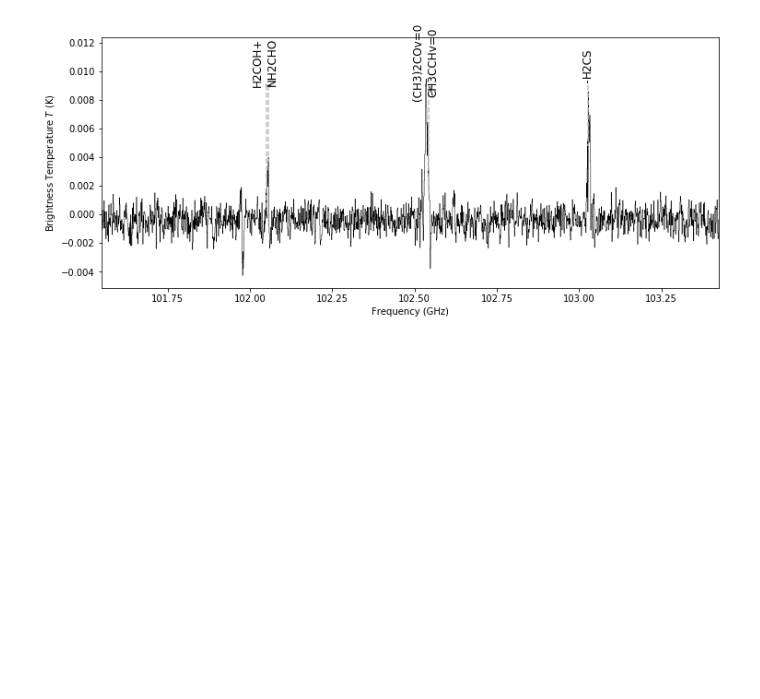
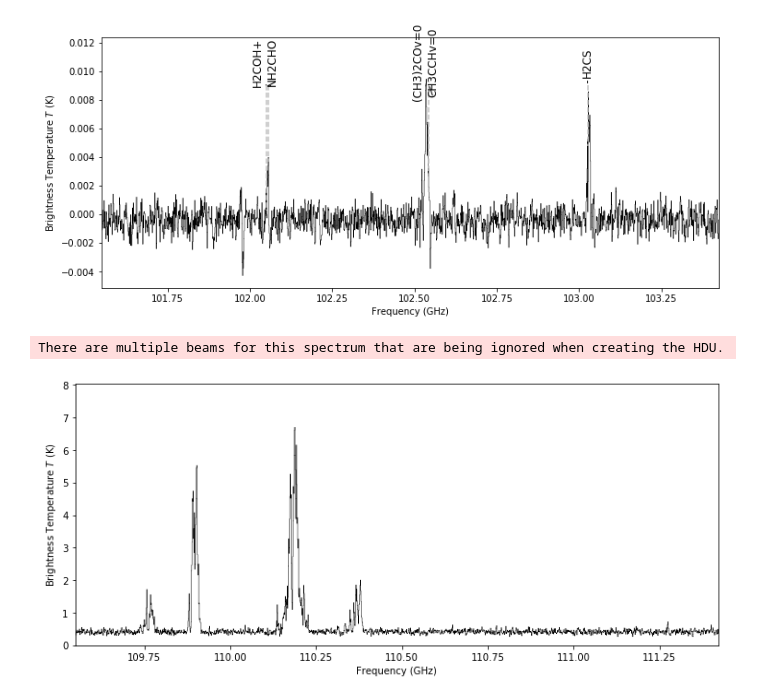
Before and after one commit to abulatek/brick, a Jupyter notebook: ACES/ACES_plots_every_line.ipynb, the cells around one changed output. Cells and saved outputs as stored; diff of their text form; code cells hidden in the pictures; blank space fills up the shorter version.

Commit message:
Working on first results paper (moment maps)

```diff
--- a/ACES/ACES_plots_every_line.ipynb
+++ b/ACES/ACES_plots_every_line.ipynb
@@ -41,3 +41,10 @@ There are multiple beams for this spectrum that are being ignored when creating
 [figure]
 There are multiple beams for this spectrum that are being ignored when creating the HDU.
 [figure]
+# %%
+freq_spw = '110_spw29'
+max_fn = results+'source_ab_'+freq_spw+'_clean_2sigma_n50000_masked_3sigma_pbmask0p18.max.fits'
+plot_spectrum(max_fn, save=True)
+# %% [output]
+There are multiple beams for this spectrum that are being ignored when creating the HDU.
+[figure, added]
```
Also changed, not shown: 17 other files.
